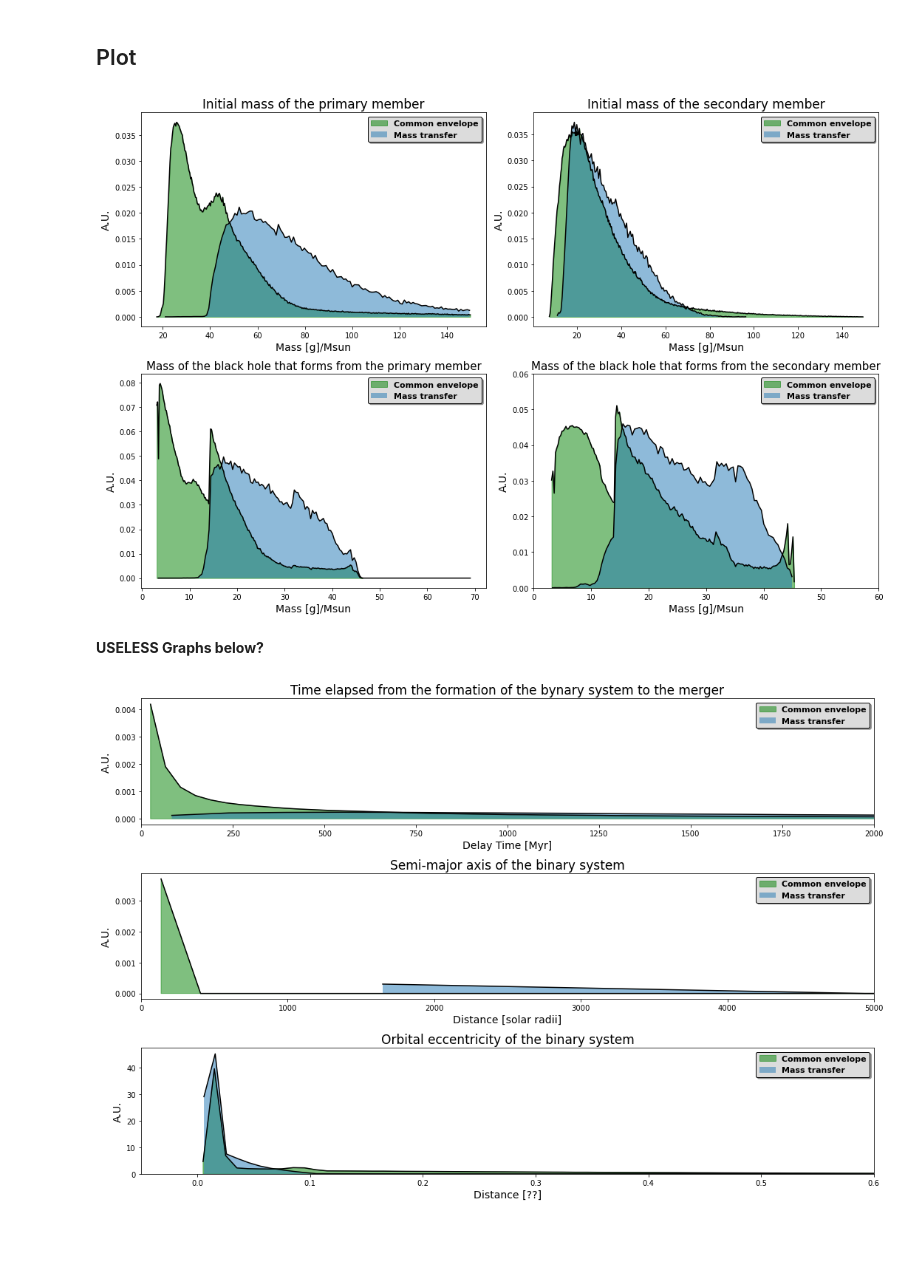
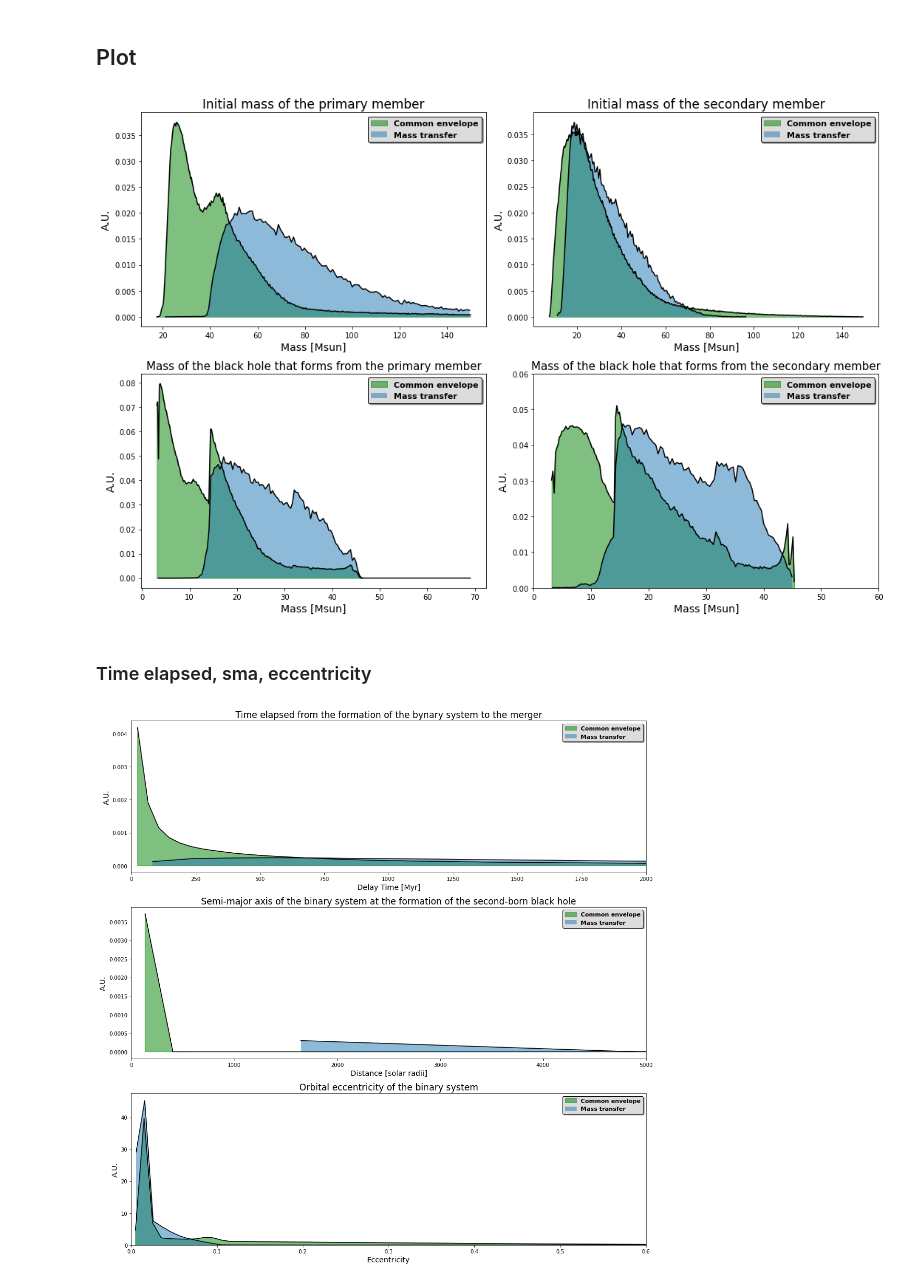
Before and after one commit to PaoloZinesi/TheFormationOfBinaryBlackHoles, a Jupyter notebook: LCP_projects_Y4-Group9/Project.ipynb, the cells around one changed output. Drawn from its saved outputs; the diff is of its cells as text; code cells hidden in the pictures; blank space fills up the shorter version.

```diff
--- a/LCP_projects_Y4-Group9/Project.ipynb
+++ b/LCP_projects_Y4-Group9/Project.ipynb
@@ -405,7 +419,7 @@ ax[0,0].fill_between(bin_centers_1_f, entries_1_f, alpha=0.5, label = 'Mass tran
 
 ax[0,0].legend(prop={'weight':'bold','size':11}, loc='upper right', facecolor='gainsboro', edgecolor='black', shadow=True)
 ax[0,0].set_title('Initial mass of the primary member', fontsize=17)
-ax[0,0].set_xlabel('Mass [g]/Msun', fontsize=14)
+ax[0,0].set_xlabel('Mass [Msun]', fontsize=14)
 ax[0,0].set_ylabel('A.U.', fontsize=14)                 #legend & titles
 
 
@@ -426,7 +440,7 @@ ax[0,1].fill_between(bin_centers_2_f, entries_2_f, alpha=0.5, label = 'Mass tran
 
 ax[0,1].legend(prop={'weight':'bold','size':11}, loc='upper right', facecolor='gainsboro', edgecolor='black', shadow=True)
 ax[0,1].set_title('Initial mass of the secondary member', fontsize=17)
-ax[0,1].set_xlabel('Mass [g]/Msun', fontsize=14)
+ax[0,1].set_xlabel('Mass [Msun]', fontsize=14)
 ax[0,1].set_ylabel('A.U.', fontsize=14)             #legend & titles
 
 
@@ -447,7 +461,7 @@ ax[1,0].fill_between(bin_centers_3_f, entries_3_f, alpha=0.5, label = 'Mass tran
 
 ax[1,0].legend(prop={'weight':'bold','size':11}, loc='upper right', facecolor='gainsboro', edgecolor='black', shadow=True)
 ax[1,0].set_title('Mass of the black hole that forms from the primary member', fontsize=15)
-ax[1,0].set_xlabel('Mass [g]/Msun', fontsize=14)
+ax[1,0].set_xlabel('Mass [Msun]', fontsize=14)
 ax[1,0].set_ylabel('A.U.', fontsize=14)           #legend & titles
 
 
@@ -471,18 +485,18 @@ ax[1,1].set_xlim(right=60, left= 0)
 ax[1,1].set_ylim(top=0.06)
 ax[1,1].legend(prop={'weight':'bold','size':11}, loc='upper right', facecolor='gainsboro', edgecolor='black', shadow=True)
 ax[1,1].set_title('Mass of the black hole that forms from the secondary member', fontsize=15)
-ax[1,1].set_xlabel('Mass [g]/Msun', fontsize=14)
+ax[1,1].set_xlabel('Mass [Msun]', fontsize=14)
 ax[1,1].set_ylabel('A.U.', fontsize=14)                #legend & titles
 
 
 
 fig.tight_layout()
 # %% [output]
-[figure, old version]
+[figure, new version]
-# %% [markdown]
- **USELESS Graphs below?**
+# %% [markdown]
+### Time elapsed, sma, eccentricity
 # %%
-fig, ax = plt.subplots(nrows= 3, ncols=1, figsize=(15, 10))
+fig, ax = plt.subplots(nrows= 3, ncols=1, figsize=(15, 15))
 
 
 
@@ -501,7 +515,7 @@ ax[0].plot(bin_centers_dt_f, entries_dt_f, color='black')
 ax[0].fill_between(bin_centers_dt_f, entries_dt_f, alpha=0.5, label = 'Mass transfer')
 
 
-ax[0].set_xlim(right=2000, left= -1)
+ax[0].set_xlim(right=2000, left= 0)
 ax[0].legend(prop={'weight':'bold','size':11}, loc='upper right', facecolor='gainsboro', edgecolor='black', shadow=True)
 ax[0].set_title('Time elapsed from the formation of the bynary system to the merger', fontsize=17)
 ax[0].set_xlabel('Delay Time [Myr]', fontsize=14)
@@ -523,37 +537,37 @@ ax[1].fill_between(bin_centers_sma_t, entries_sma_t, alpha=0.5, color='green', l
 ax[1].plot(bin_centers_sma_f, entries_sma_f, color='black')
 ax[1].fill_between(bin_centers_sma_f, entries_sma_f, alpha=0.5, label = 'Mass transfer')
 
-ax[1].set_xlim(left= -1, right = 5000)
+ax[1].set_xlim(left= 0, right = 5000)
 
 ax[1].legend(prop={'weight':'bold','size':11}, loc='upper right', facecolor='gainsboro', edgecolor='black', shadow=True)
-ax[1].set_title('Semi-major axis of the binary system', fontsize=17)
+ax[1].set_title('Semi-major axis of the binary system at the formation of the second-born black hole', fontsize=17)
 ax[1].set_xlabel('Distance [solar radii]', fontsize=14)
 ax[1].set_ylabel('A.U.', fontsize=14)             #legend & titles
 
 
 
 #[2]  -   col.8:ecc - col.21:CE   - Orbital eccentricity of the binary system vs Formation Process
 
 entries_ecc_t, edges_ecc_t, _ = plt.hist(frame[frame['col.21:CE']==True]['col.8:ecc'], bins = 100, color = 'w', density=True)
 bin_centers_ecc_t = 0.5 * (edges_ecc_t[:-1] + edges_ecc_t[1:])      # Norm Hist for TRUE - CommonEnvelope
 
 entries_ecc_f, edges_ecc_f, _ = plt.hist(frame[frame['col.21:CE']==False]['col.8:ecc'], bins = 100, color = 'w', density=True)
 bin_centers_ecc_f = 0.5 * (edges_ecc_f[:-1] + edges_ecc_f[1:])      #Norm Hist for FALSE - StableMassTransfer
 
 ax[2].plot(bin_centers_ecc_t, entries_ecc_t, color='black')
 ax[2].fill_between(bin_centers_ecc_t, entries_ecc_t, alpha=0.5, color='green', label = 'Common envelope')
 
 ax[2].plot(bin_centers_ecc_f, entries_ecc_f, color='black')
 ax[2].fill_between(bin_centers_ecc_f, entries_ecc_f, alpha=0.5, label = 'Mass transfer')
 
 
-ax[2].set_xlim(right=0.6, left= -0.05)
+ax[2].set_xlim(right=0.6, left= 0)
 ax[2].legend(prop={'weight':'bold','size':11}, loc='upper right', facecolor='gainsboro', edgecolor='black', shadow=True)
 ax[2].set_title('Orbital eccentricity of the binary system', fontsize=17)
-ax[2].set_xlabel('Distance [??]', fontsize=14)
+ax[2].set_xlabel('Eccentricity', fontsize=14)
 ax[2].set_ylabel('A.U.', fontsize=14)             #legend & titles
 
 
 fig.tight_layout()
 # %% [output]
-[figure, old version]
+[figure, new version]
```
Also changed, not shown: parts of 16 cells of this notebook, 3 other files.
